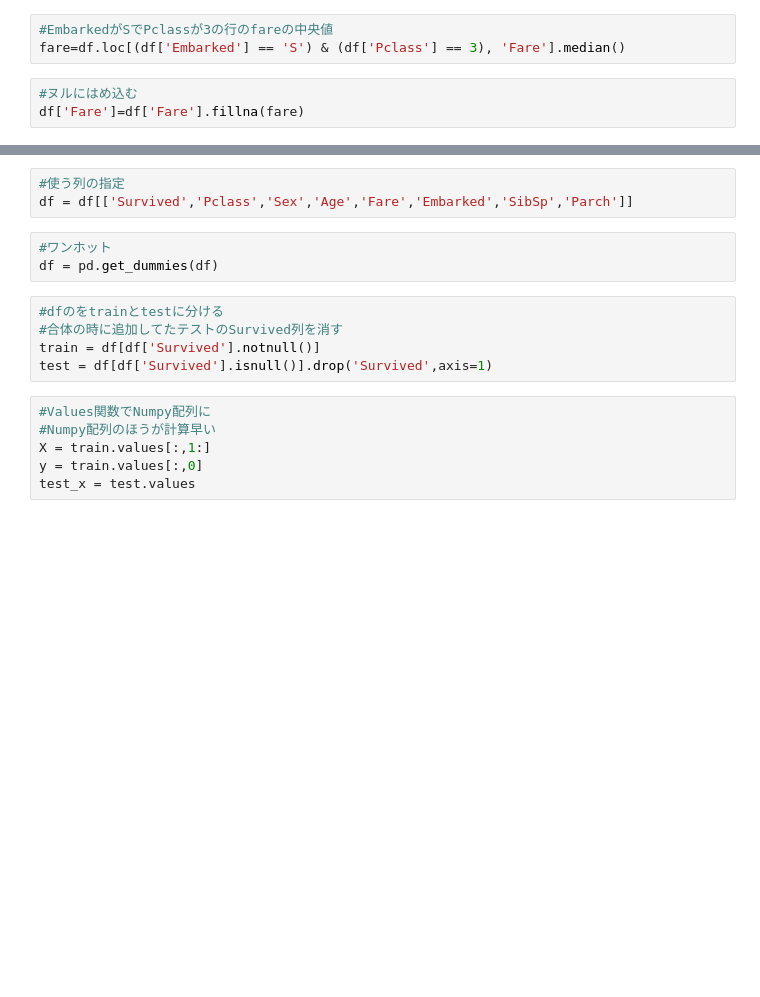
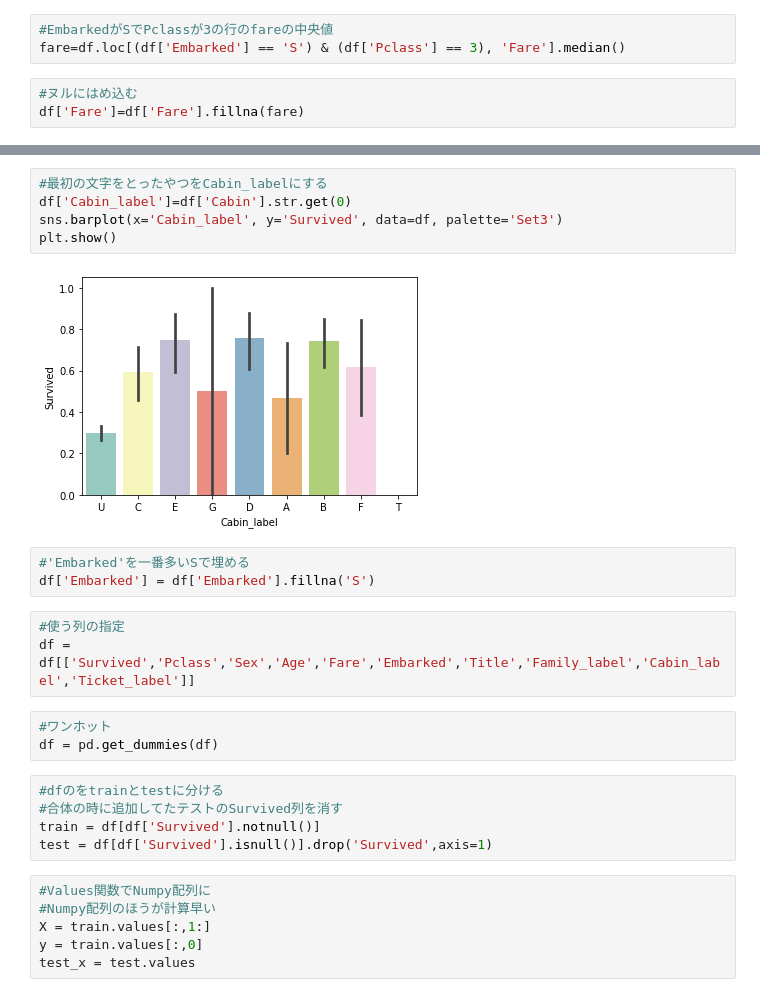
Before and after one commit to kawamotomasato/kaggle-practice, a Jupyter notebook: titanic.ipynb, the cells around one changed output, grey strips where cells are left out. Drawn from its saved outputs; the diff is of its cells as text; blank space fills up the shorter version.

```diff
--- a/titanic.ipynb
+++ b/titanic.ipynb
@@ -76,6 +151,16 @@ df['Fare']=df['Fare'].fillna(fare)
+# %%
+#最初の文字をとったやつをCabin_labelにする
+df['Cabin_label']=df['Cabin'].str.get(0)
+sns.barplot(x='Cabin_label', y='Survived', data=df, palette='Set3')
+plt.show()
+# %% [output]
+[figure, added]
+# %%
+#'Embarked'を一番多いSで埋める
+df['Embarked'] = df['Embarked'].fillna('S')
 # %%
 #使う列の指定
-df = df[['Survived','Pclass','Sex','Age','Fare','Embarked','SibSp','Parch']]
+df = df[['Survived','Pclass','Sex','Age','Fare','Embarked','Title','Family_label','Cabin_label','Ticket_label']]
 # %%
 #ワンホット
 df = pd.get_dummies(df)
```
Also changed, not shown: parts of 24 cells of this notebook.
